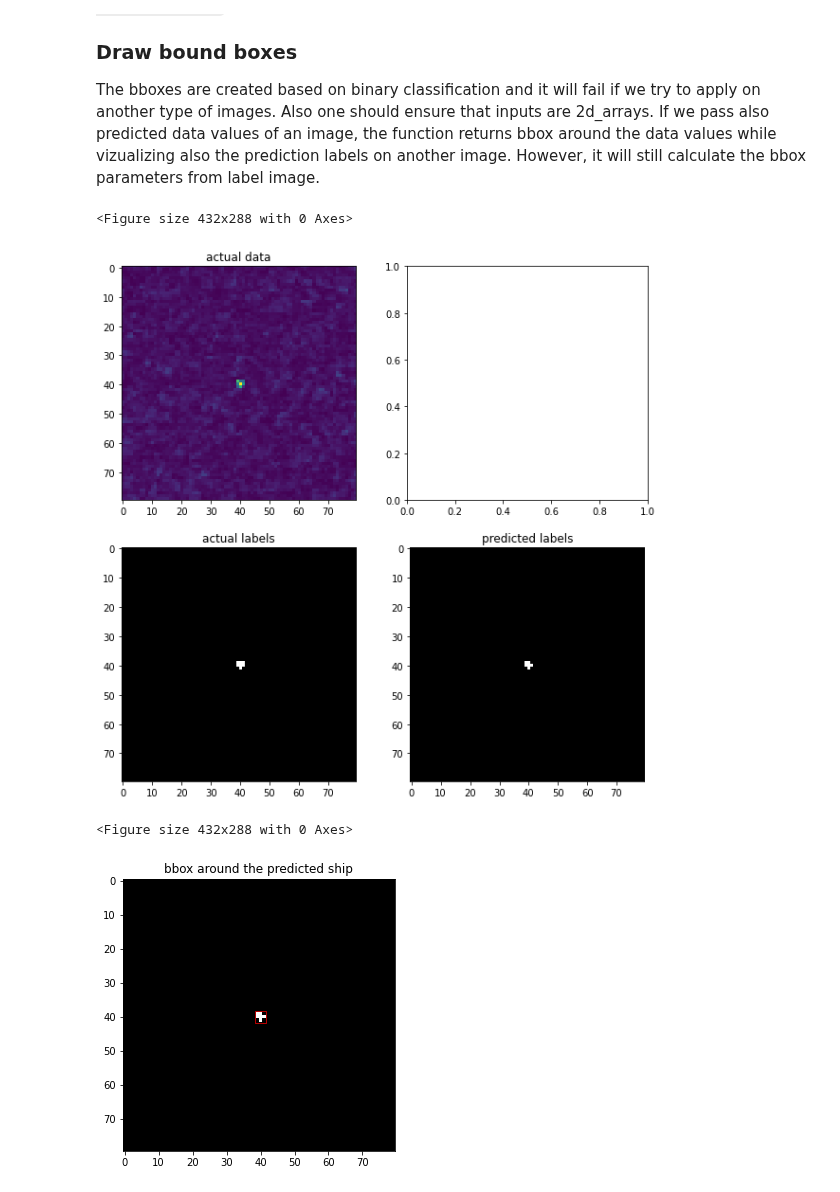
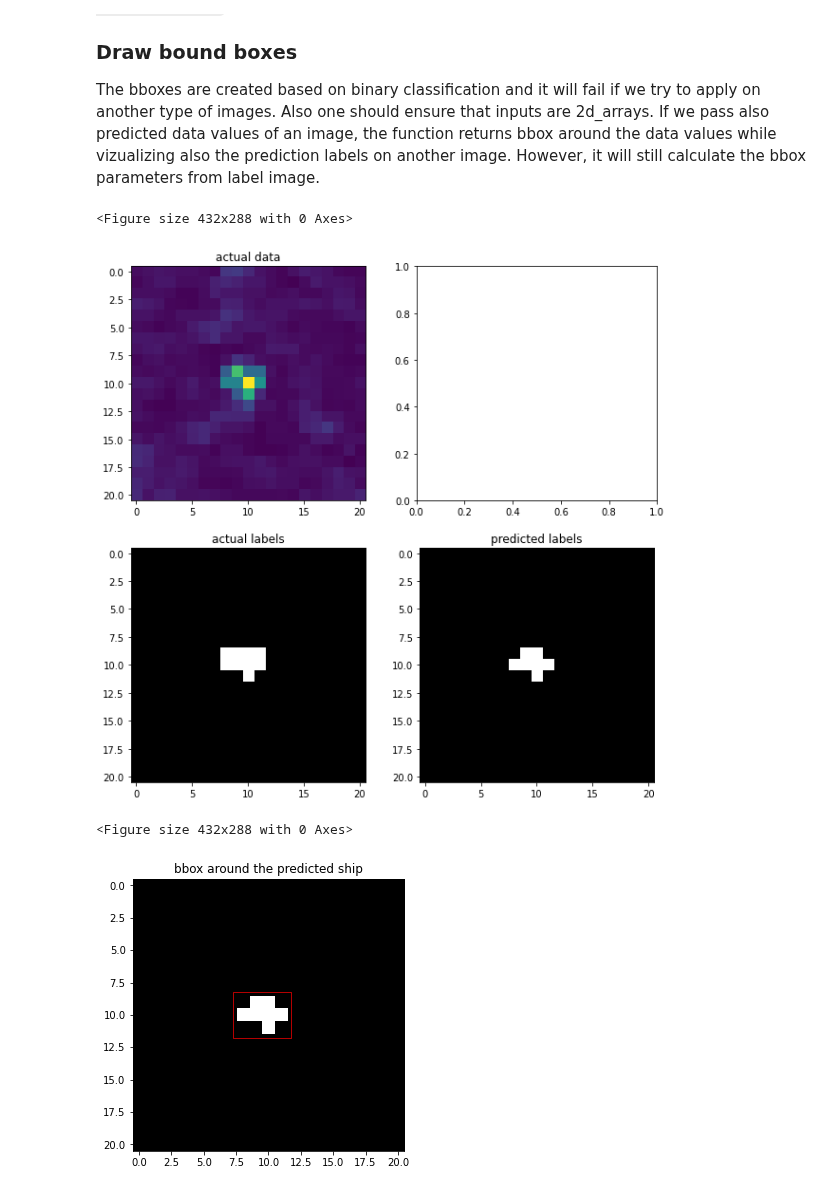
Before and after one commit to armkhudinyan/sar-ship-detect, a Jupyter notebook: scripts/model_notebooks/CFAR_pixel_wise_ship_detection.ipynb, the cells around one changed output. Drawn from its saved outputs; the diff is of its cells as text; code cells hidden in the pictures.

Commit message:
Updates on CNN ship detection. Fixes on CE_CFAR notebook
Signed-off-by: armkhudinyan <armkhudinyan@gmail.com>

```diff
--- a/scripts/model_notebooks/CFAR_pixel_wise_ship_detection.ipynb
+++ b/scripts/model_notebooks/CFAR_pixel_wise_ship_detection.ipynb
@@ -24,6 +20,6 @@ from utils import data_split, lee_filter, im_resize, bbox_draw, data_extractor
 from cfar import CA_CFAR
 # %%
-PATH = r'C:\Users\arman\Documents\GitHub\sar_ship_detect'
+PATH = '/home/mkhudinyan/GitHub/sar_ship_detect'
 #data_path = join(os. getcwd(), '..','data', 'Iceberg-classifier-challenge')
 data_path = join(PATH, 'data', 'very_deep_learn_data', 'json')
 # %%
@@ -76,8 +99,8 @@ ship_positive_target = data_extractor(ship_positives, 'patchgt') # patchgt -101
 # target_80 = np.array([im_resize(image, dsize, interpolation=cv2.INTER_NEAREST ) for image in ship_positive_target])
 # %%
 # renam the variables for the sake of ease
-data = ship_positive_data
-target = ship_positive_target
+# data = ship_positive_data
+# target = ship_positive_target
 # %%
 print('Data shape:\t', data.shape)
 print('Target shape:\t',target.shape)
@@ -124,8 +147,8 @@ Text(0.5, 1.0, 'target data')
 # %% [markdown]
 ### Run CA-CFAR analysis
 # %%
-chip_data = ['windowfu', 'patchfu']
-chip_target = ['windowgt', 'patchgt']
+data_key = ['windowfu', 'patchfu']
+target_key = ['windowgt', 'patchgt']
 chip_size = [21, 101]
 labels = ['0-not ship', '1-ship']
 # %%
@@ -138,32 +161,42 @@ P_fa = [9e-4, 10e-4, 11e-4]
 results = {}
 for p_fa in P_fa:
     print(f'P_fa: {p_fa}')
-    for i in zip(chip_data, chip_target, chip_size):
-        data = data_extractor(ship_positives, i[0])
-        target = data_extractor(ship_positives, i[1])
+    print('#============')
+
+    results[f'P_fa_{p_fa}'] = {}
+    for im_key, tar_key, size in zip(data_key, target_key, chip_size):
+        data = data_extractor(ship_positives, im_key)
+        target = data_extractor(ship_positives, tar_key)
         # apply Lee filter
 #         data = np.array([lee_filter(image, 4) for image in data])
 
         detedt_cfar = np.array([CA_CFAR(image, params, p_fa) for image in data])
-        report = classification_report(target.flatten(), detedt_cfar.flatten(), target_names=labels, output_dict=False)
+        results[f'P_fa_{p_fa}'][f'image_size_{size}'] = detedt_cfar
+        report = classification_report(target.flatten(), detedt_cfar.flatten(),
+                                        target_names=labels, output_dict=False)
     #     results[f'cfar_analysis_report_{i[2]}'] = report
-        print(f'Image size: {i[2]} \n', report)
+        print(f'Image size: {size} \n', report)
+        print('#------------')
 
-        if i[1] == 'patchgt':
+        if tar_key == 'patchgt':
             # Crop images from center with 80x80 size
             row, col = data[0].shape
             if row < 80 or col <80:
                 raise ValueError('image size is not sufficient for cropping into 80x80 subimage')
 
             crow, ccol = int((row+1)//2) , int((col+1)//2)
-            data = np.array([image[crow-40 : crow+40, ccol-40 : ccol+40] for image in ship_positive_data])
-            target = np.array([image[crow-40 : crow+40, ccol-40 : ccol+40] for image in ship_positive_target])
+            data = np.array([image[crow-40 : crow+40, ccol-40 : ccol+40]
+                            for image in data])
+            target = np.array([image[crow-40 : crow+40, ccol-40 : ccol+40]
+                            for image in target])
             # apply Lee filter
 #             data = np.array([lee_filter(image, 4) for image in data])
+            size = 80
+            detect_cfar = np.array([CA_CFAR(image, params, p_fa) for image in data])
+            results[f'P_fa_{p_fa}'][f'image_size_{size}'] = detedt_cfar
 
-            detedt_cfar = np.array([CA_CFAR(image, params, p_fa) for image in data])
-            report = classification_report(target.flatten(), detedt_cfar.flatten(), target_names=labels, output_dict=False)
-    #         results[f'cfar_analysis_report_{other_im_sizes[0]}'] = report
+            report = classification_report(target.flatten(), detect_cfar.flatten(),
+                                        target_names=labels, output_dict=False)
             print(f'Image size: {data[0].shape[0]} \n', report)
     print('#-------------------------------------------------------------------')
 # %% [output]
@@ -233,19 +235,21 @@ def multiple_im_plot(no_image):
     # use the created array to output your multiple images. In this case I have stacked 4 images vertically
     axarr[0,0].imshow(data[no_image])
     axarr[0,0].set_title('actual data')
+    # axarr[0,1].imshow(bbox_draw(results['P_fa_0.001']['image_size_21'][no_image]))
+    # axarr[0,1].set_title('bbox prediction')
     axarr[1,0].imshow(target[no_image], cmap="gray")
     axarr[1,0].set_title('actual labels')
-    axarr[1,1].imshow(detedt_cfar[no_image], cmap="gray")
+    axarr[1,1].imshow(results['P_fa_0.001']['image_size_21'][no_image], cmap="gray")
     axarr[1,1].set_title('predicted labels')
 
 # visualize prediction examples
 multiple_im_plot(67)
 # %% [output]
 <Figure size 432x288 with 0 Axes>
-[figure, old version]
+[figure, new version]
 # %%
 # vizualiza predicted ships with bbox
-bbox_draw(detedt_cfar[67])
+bbox_draw(results['P_fa_0.001']['image_size_21'][67])
 # %% [output]
 <Figure size 432x288 with 0 Axes>
-[figure, old version]
+[figure, new version]
```
Also changed, not shown: parts of 12 cells of this notebook, 3 other files.
